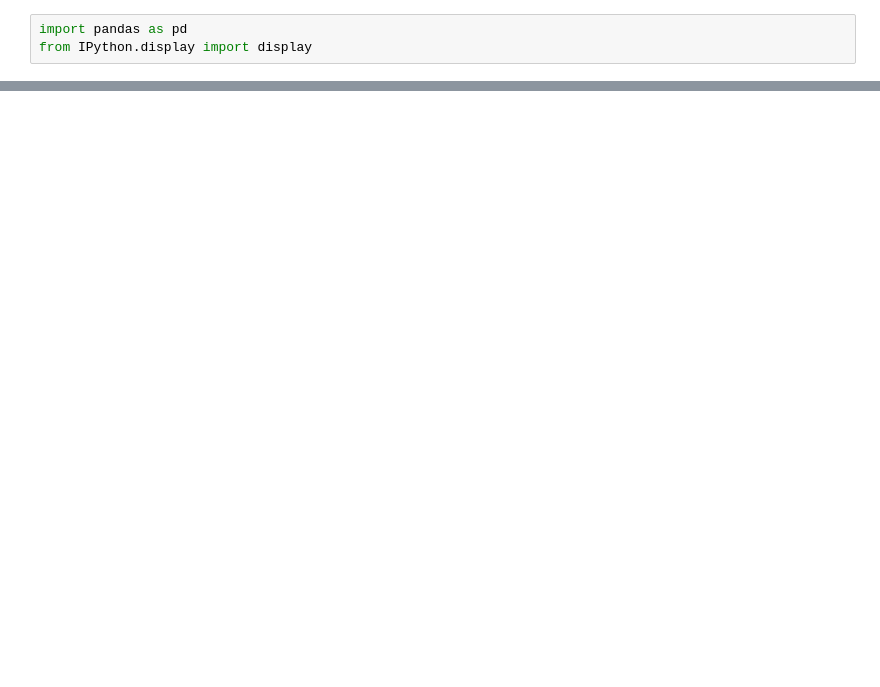
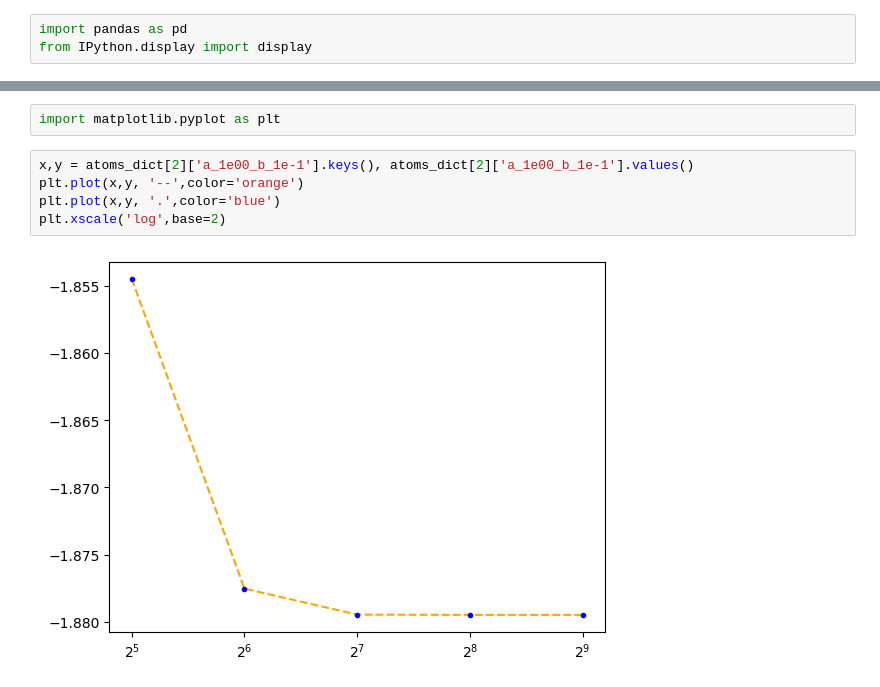
Before and after one commit to vijaymocherla/1d2e, a Jupyter notebook: data/notebooks/exact_analysis.ipynb, the cells around one changed output, grey strips where cells are left out. Drawn from its saved outputs; the diff is of its cells as text; blank space fills up the shorter version.

```diff
--- a/data/notebooks/exact_analysis.ipynb
+++ b/data/notebooks/exact_analysis.ipynb
@@ -118,0 +148,9 @@ z =  6
+# %%
+import matplotlib.pyplot as plt
+# %%
+x,y = atoms_dict[2]['a_1e00_b_1e-1'].keys(), atoms_dict[2]['a_1e00_b_1e-1'].values()
+plt.plot(x,y, '--',color='orange')
+plt.plot(x,y, '.',color='blue')
+plt.xscale('log',base=2)
+# %% [output]
+[figure, added]
```
Also changed, not shown: parts of 4 cells of this notebook, 5 other files.
